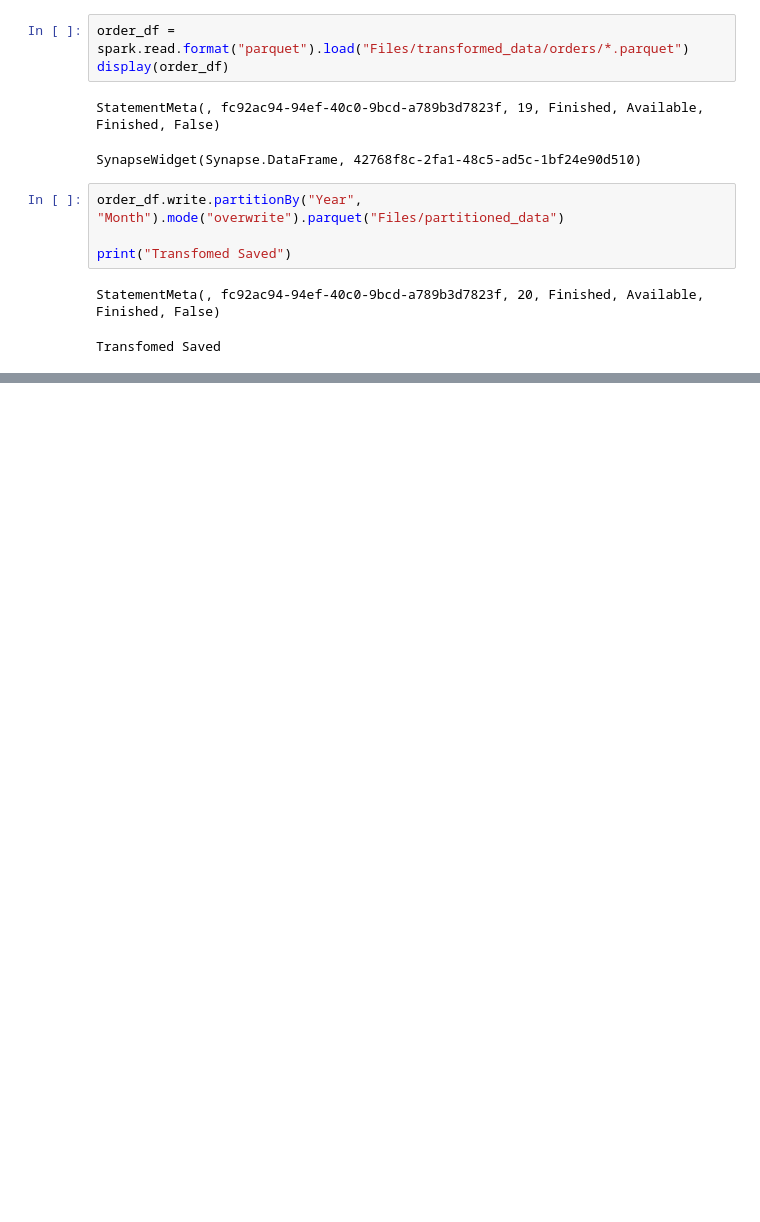
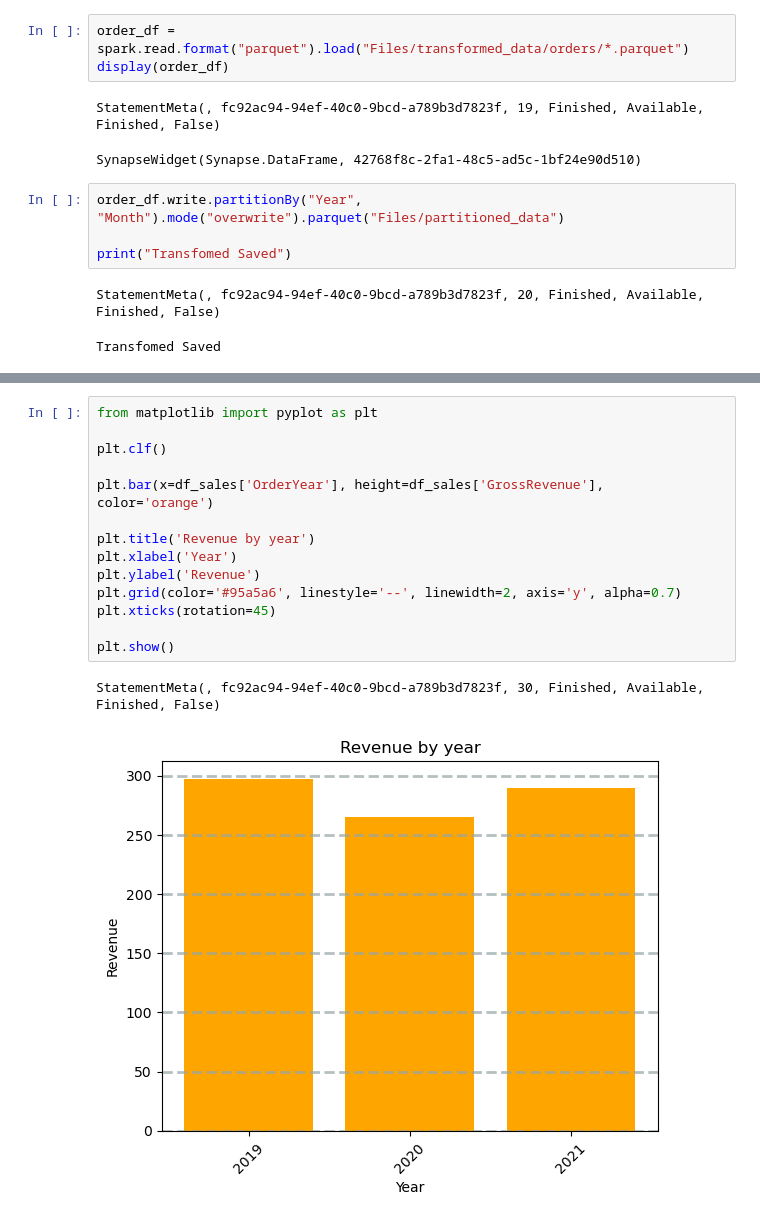
Before and after one commit to jnybrahma/Azure_Fabric_Data, a Jupyter notebook: SparkDataAnalysisNotebook.ipynb, the cells around one changed output, grey strips where cells are left out. Saved outputs shown, nothing was run; the diff lists cells and outputs as text; blank space fills up the shorter version.

```diff
--- a/SparkDataAnalysisNotebook.ipynb
+++ b/SparkDataAnalysisNotebook.ipynb
@@ -118,0 +201,17 @@ Transfomed Saved
+# %%
+from matplotlib import pyplot as plt
+
+plt.clf()
+
+plt.bar(x=df_sales['OrderYear'], height=df_sales['GrossRevenue'], color='orange')
+
+plt.title('Revenue by year')
+plt.xlabel('Year')
+plt.ylabel('Revenue')
+plt.grid(color='#95a5a6', linestyle='--', linewidth=2, axis='y', alpha=0.7)
+plt.xticks(rotation=45)
+
+plt.show()
+# %% [output]
+StatementMeta(, fc92ac94-94ef-40c0-9bcd-a789b3d7823f, 30, Finished, Available, Finished, False)
+[figure, added]
```
Also changed, not shown: parts of 11 cells of this notebook.
